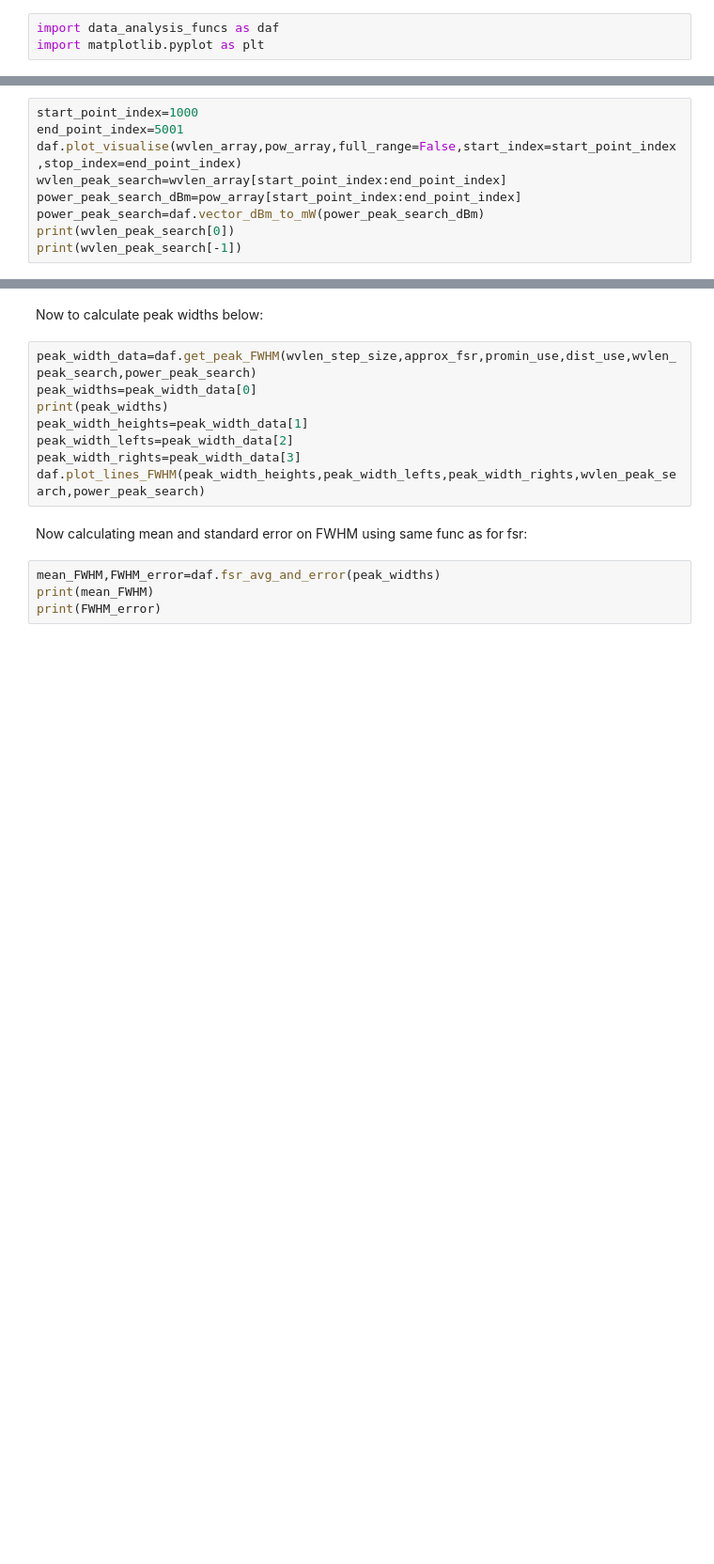
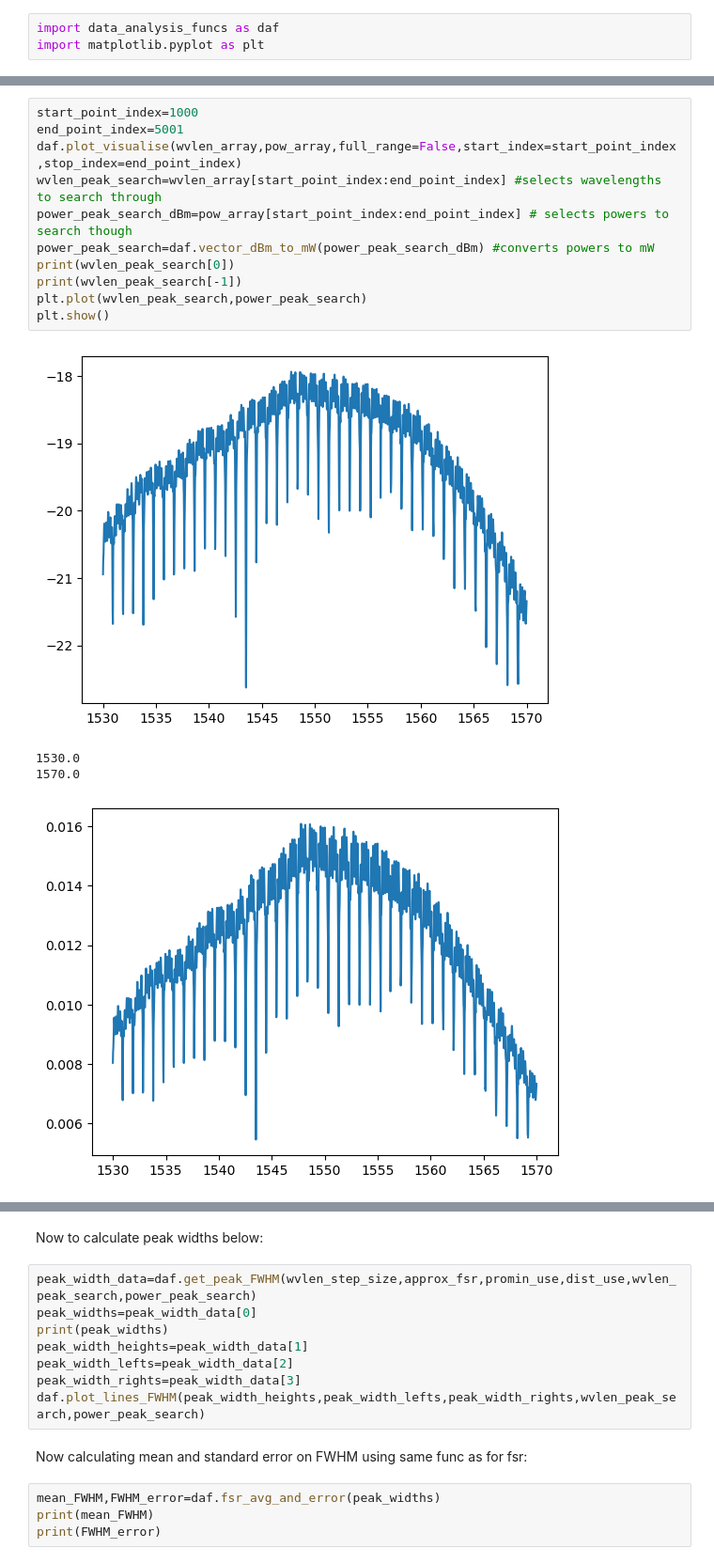
Before and after one commit to tdasanjh/team-chip-project, a Jupyter notebook: data_analysis/data_analysis_notebook_Q_factor.ipynb, the cells around one changed output, grey strips where cells are left out. Shown at 94% size. Saved outputs shown, nothing was run; the diff lists cells and outputs as text; blank space fills up the shorter version.

```diff
--- a/data_analysis/data_analysis_notebook_Q_factor.ipynb
+++ b/data_analysis/data_analysis_notebook_Q_factor.ipynb
@@ -8,12 +10,19 @@ daf.plot_visualise(wvlen_array,pow_array, full_range=True)
 # %%
 start_point_index=1000
 end_point_index=5001
 daf.plot_visualise(wvlen_array,pow_array,full_range=False,start_index=start_point_index,stop_index=end_point_index)
-wvlen_peak_search=wvlen_array[start_point_index:end_point_index]
-power_peak_search_dBm=pow_array[start_point_index:end_point_index]
-power_peak_search=daf.vector_dBm_to_mW(power_peak_search_dBm)
+wvlen_peak_search=wvlen_array[start_point_index:end_point_index] #selects wavelengths to search through
+power_peak_search_dBm=pow_array[start_point_index:end_point_index] # selects powers to search though
+power_peak_search=daf.vector_dBm_to_mW(power_peak_search_dBm) #converts powers to mW
 print(wvlen_peak_search[0])
 print(wvlen_peak_search[-1])
+plt.plot(wvlen_peak_search,power_peak_search)
+plt.show()
+# %% [output]
+[figure, added]
+1530.0
+1570.0
+[figure, added]
 # %%
 wvlen_step_size=0.01
 approx_fsr=1
```
Also changed, not shown: parts of 6 cells of this notebook.
